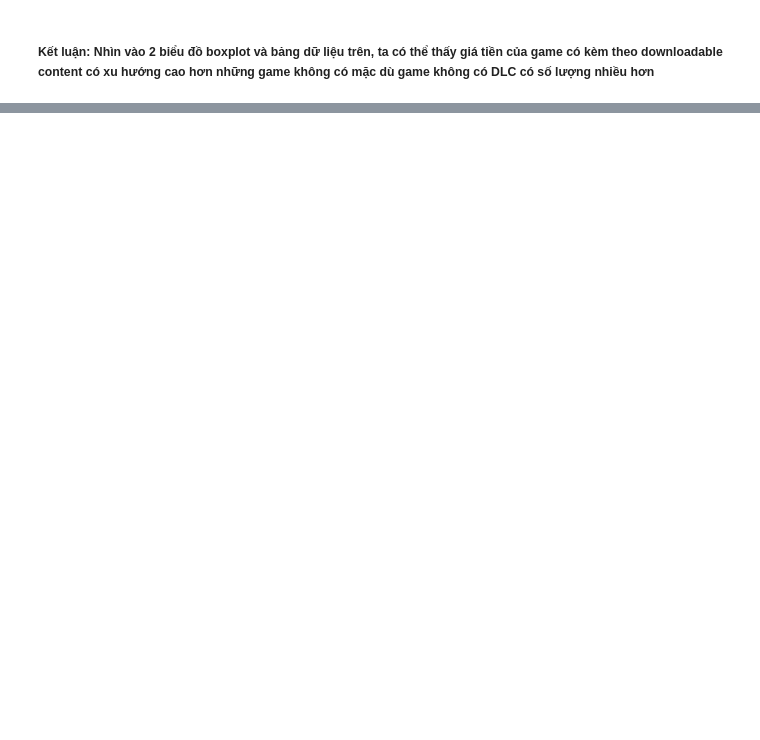
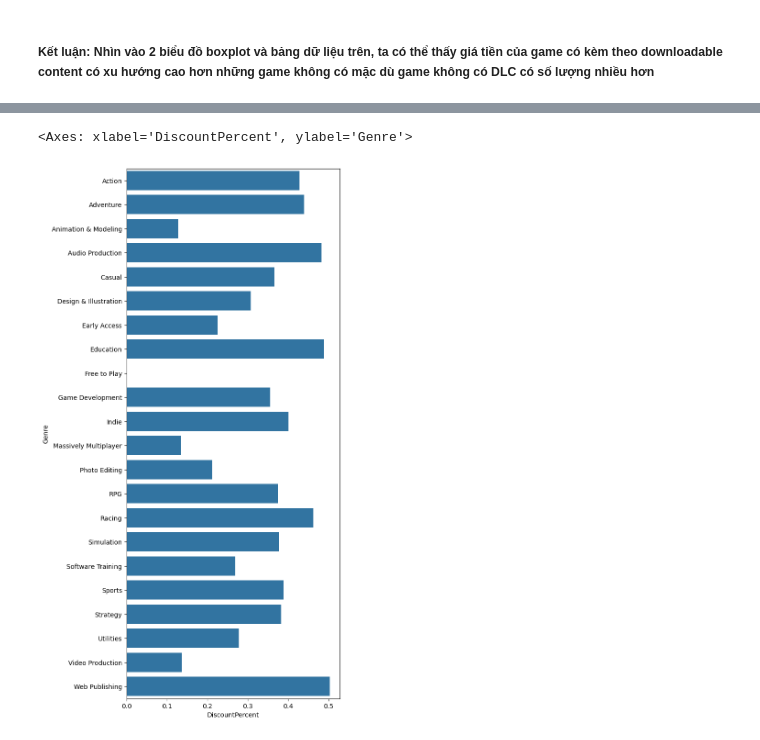
Before and after one commit to cheesepp/steam_game_ratings, a Jupyter notebook: EDA.ipynb, the cells around one changed output, grey strips where cells are left out. Drawn from its saved outputs; the diff is of its cells as text; code cells hidden in the pictures; blank space fills up the shorter version.

```diff
--- a/EDA.ipynb
+++ b/EDA.ipynb
@@ -69,0 +74,5 @@ max        0.0  459000.000000
+# %%
+# genre_by_year = cleaned_df[['Genre', 'ReleaseYear', 'ReleaseMonth', 'ReleaseDay']]
+# genre_by_year
+genre_df = cleaned_df[['Genre', 'DiscountPercent']]
+genre_df
@@ -69,0 +95,6 @@ max        0.0  459000.000000
+# %%
+# temp = genre_df['Genre'].copy()
+temp = genre_df.assign(Genre=genre_df['Genre'].str.split(', ')).explode('Genre')
+# genre_df.drop('Genre', axis=1, inplace=True)
+temp = temp.reset_index(drop=True)
+temp
@@ -69,0 +115,3 @@ max        0.0  459000.000000
+# %%
+result_df = temp.groupby('Genre')['DiscountPercent'].mean().reset_index()
+result_df
@@ -69,0 +136,6 @@ max        0.0  459000.000000
+# %%
+f, ax = plt.subplots(figsize=(6, 15))
+sns.barplot(x=result_df['DiscountPercent'], y=result_df['Genre'], ax=ax)
+# %% [output]
+<Axes: xlabel='DiscountPercent', ylabel='Genre'>
+[figure, added]
```
Also changed, not shown: parts of 16 cells of this notebook, 8 other files.
